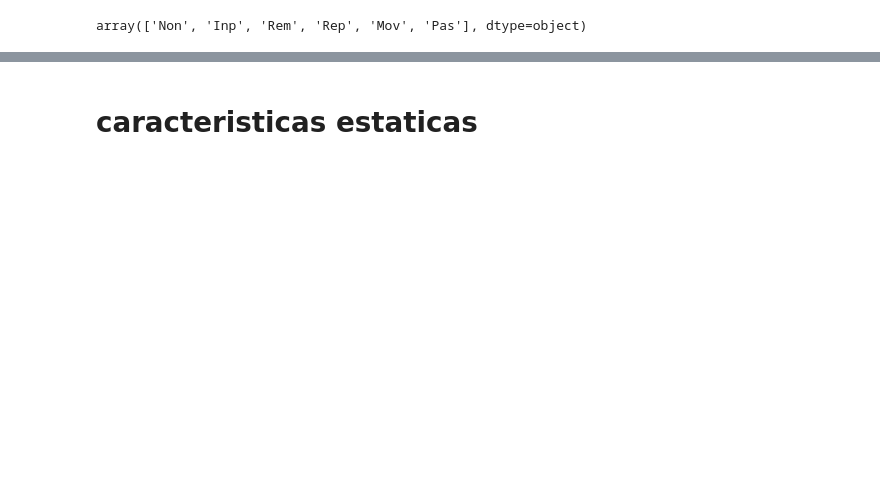
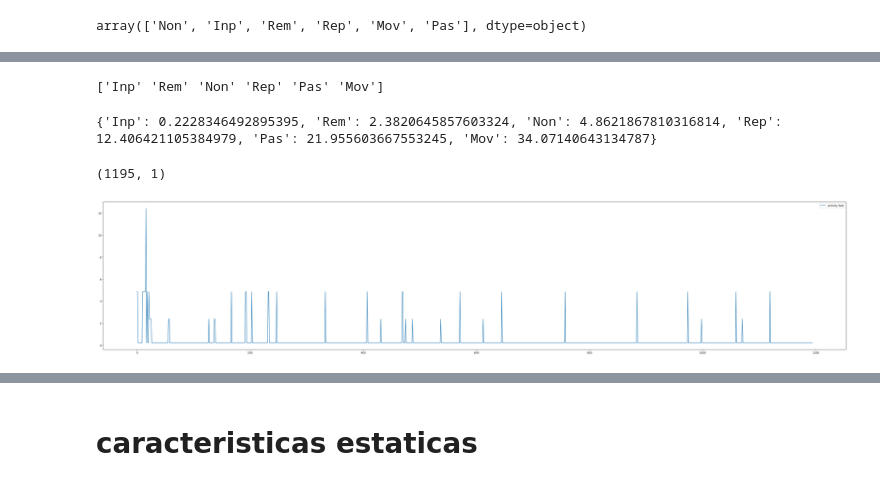
Before and after one commit to andresdevml/dl_writing_quality, a Jupyter notebook: data_experimentation.ipynb, the cells around one changed output, grey strips where cells are left out. Cells and saved outputs as stored; diff of their text form; code cells hidden in the pictures; blank space fills up the shorter version.

```diff
--- a/data_experimentation.ipynb
+++ b/data_experimentation.ipynb
@@ -103,0 +120,5 @@ array(['Non', 'Inp', 'Rem', 'Rep', 'Mov', 'Pas'], dtype=object)
+# %%
+# la aplicacion de la funcion
+
+fun_vocab_cut=vocab_cut.value_counts(normalize=True).apply(lambda x: np.log(1/x)).cumsum()
+print(fun_vocab_cut)
@@ -103,0 +133,44 @@ array(['Non', 'Inp', 'Rem', 'Rep', 'Mov', 'Pas'], dtype=object)
+# %%
+# veamos el vocabulario en orden
+
+print(vocab_cut.value_counts(normalize=True).index.values)
+# %% [output]
+['Inp' 'Rem' 'Non' 'Rep' 'Pas' 'Mov']
+# %%
+# organizamos
+
+vocab_cut=vocab_cut.value_counts(normalize=True).index.values
+
+# extraemos la data
+
+activity_cut=df_data['activity'].apply(lambda x: x[:3])
+# %%
+# creamos el diccionario de mapeo
+
+map_dic_activity={}
+for element in zip(vocab_cut,fun_vocab_cut):
+  map_dic_activity[element[0]]=element[1]
+
+# veamos el resultado
+
+print(map_dic_activity)
+# %% [output]
+{'Inp': 0.2228346492895395, 'Rem': 2.3820645857603324, 'Non': 4.8621867810316814, 'Rep': 12.406421105384979, 'Pas': 21.955603667553245, 'Mov': 34.07140643134787}
+# %%
+# aplicamos la categorizacion
+
+cat_activity=np.array(
+    activity_cut.apply(lambda x: map_dic_activity[x])).reshape(-1,1)
+# %%
+cat_activity.shape
+# %% [output]
+(1195, 1)
+# %%
+# veamos como queda
+
+plt.figure(figsize=(50,10))
+plt.plot(cat_activity, label='activity feat')
+plt.legend()
+plt.show()
+# %% [output]
+[figure, added]
```
Also changed, not shown: parts of 47 cells of this notebook.
